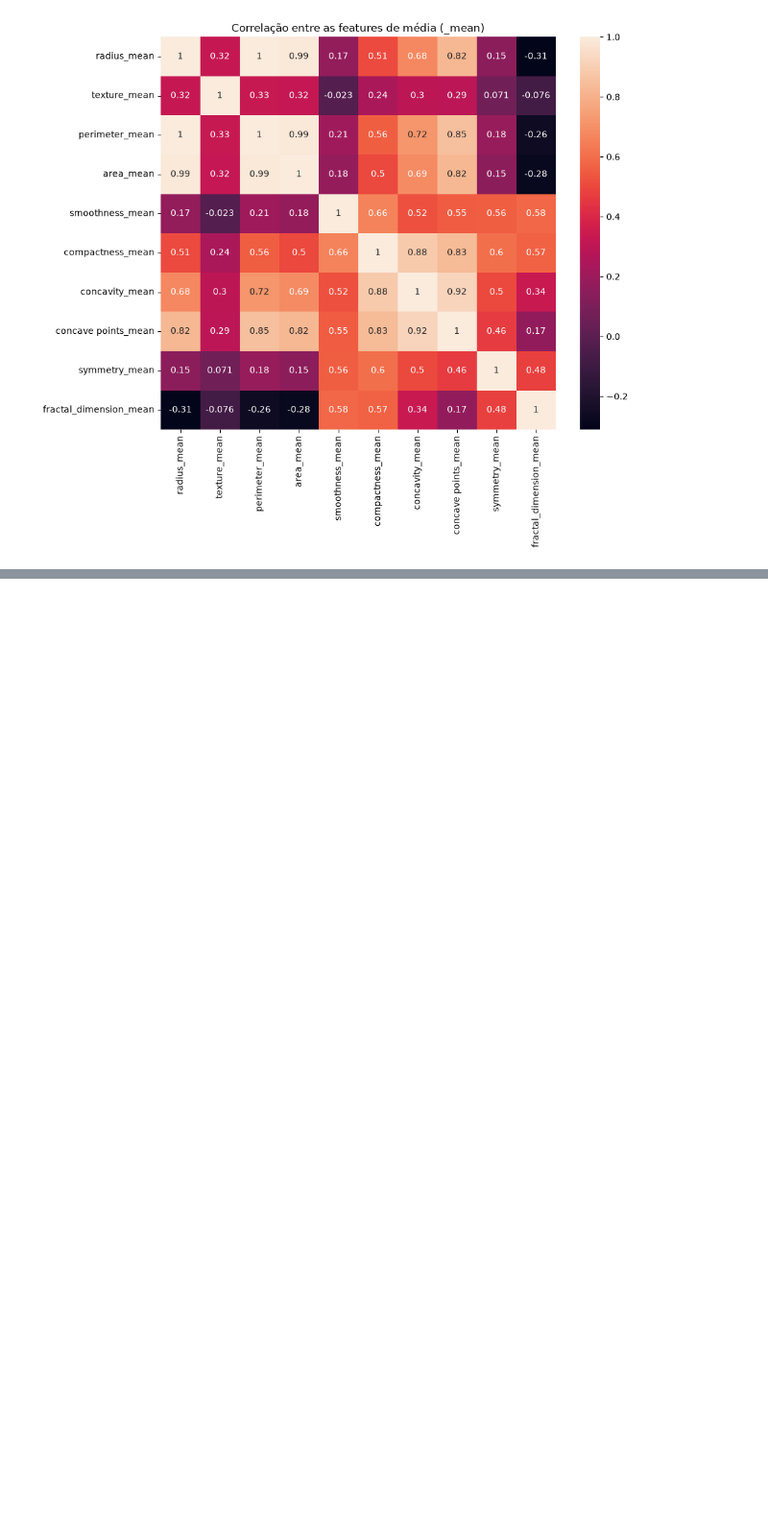
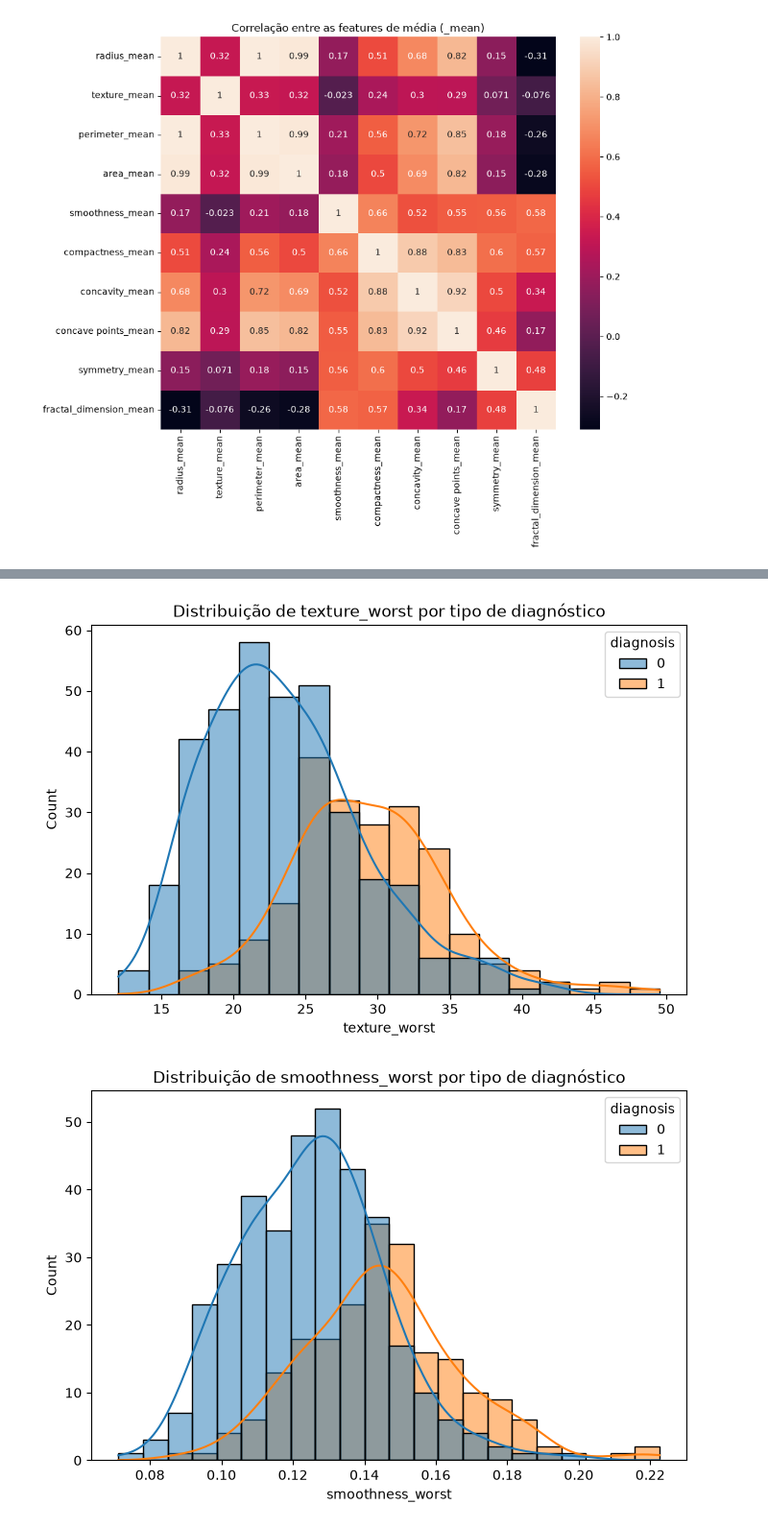
Before and after one commit to vmarques-dev/tech-challenge-fase1, a Jupyter notebook: notebooks/01-eda.ipynb, the cells around one changed output, grey strips where cells are left out. Shown at 96% size. Drawn from its saved outputs; the diff is of its cells as text; code cells hidden in the pictures; blank space fills up the shorter version.

Commit message:
feat(eda): add feature distribution plots by diagnosis

```diff
--- a/notebooks/01-eda.ipynb
+++ b/notebooks/01-eda.ipynb
@@ -170,0 +175,12 @@ plt.show()
+# %%
+# Uma feature representativa por grupo de informação (evita redundância)
+columns_to_plot = ["texture_worst", "smoothness_worst", "symmetry_worst", "concave points_worst", "perimeter_worst"]
+
+for column in columns_to_plot:
+    plt.figure(figsize=(8, 5))
+    sns.histplot(data=df_clean, x=column, hue="diagnosis", kde=True)
+    plt.title(f"Distribuição de {column} por tipo de diagnóstico")
+    plt.show()
+# %% [output]
+[figure, added]
+[figure, added]
```
Also changed, not shown: parts of 2 cells of this notebook.
